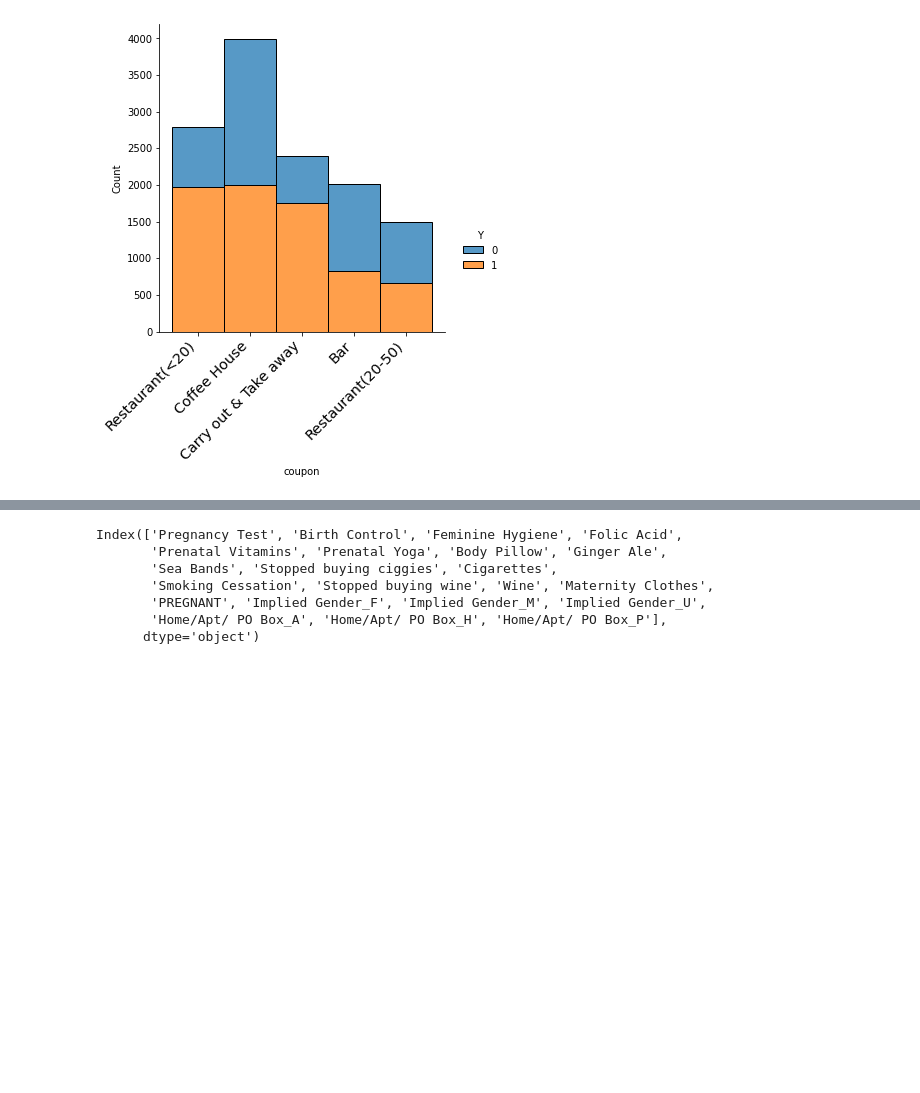
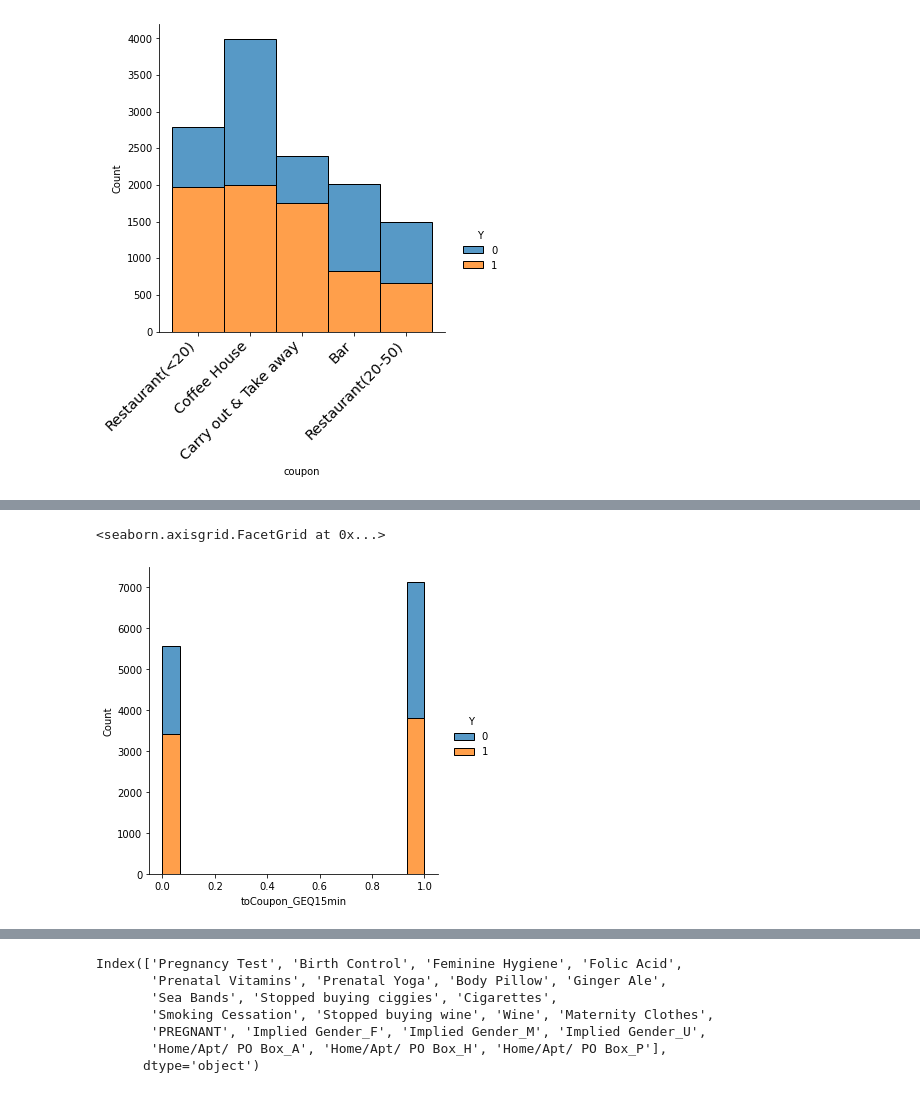
Before and after one commit to mansi812/ML-assignment, a Jupyter notebook: ML_assignment.ipynb, the cells around one changed output, grey strips where cells are left out. Saved outputs shown, nothing was run; the diff lists cells and outputs as text; code cells hidden in the pictures; blank space fills up the shorter version.

```diff
--- a/ML_assignment.ipynb
+++ b/ML_assignment.ipynb
@@ -82,0 +119,7 @@ plt.show()
+# %%
+#checking  coupons are most accepted at what time
+
+sns.displot(df, x='toCoupon_GEQ15min', hue='Y', multiple='stack')
+# %% [output]
+<seaborn.axisgrid.FacetGrid at 0x...>
+[figure, added]
```
Also changed, not shown: parts of 7 cells of this notebook.
